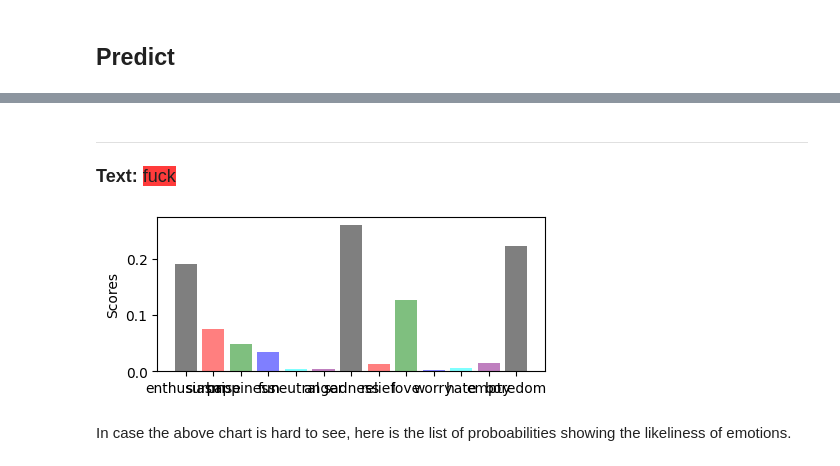
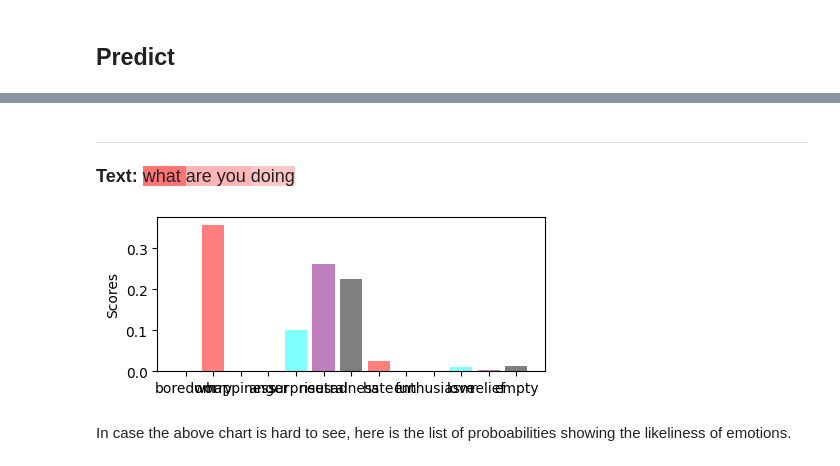
Before and after one commit to SaltwaterDev/comp3359-Emotion-Analysis, a Jupyter notebook: project_machine.ipynb, the cells around one changed output, grey strips where cells are left out. Saved outputs shown, nothing was run; the diff lists cells and outputs as text; code cells hidden in the pictures.

```diff
--- a/project_machine.ipynb
+++ b/project_machine.ipynb
@@ -268,2 +319,27 @@ Shape of val_Y: (8000, 13)
 # %% [markdown]
 ## Encoding the training dataset and validation dataset
+# %%
+max_words = 0 # maximum number of words in a sentence
+
+word2id = dict()
+
+# Construction of word2id dict
+for content in train_df.content:
+    for word in content:
+        # Add words to word2id dict if not exist
+        if word not in word2id:
+            word2id[word] = len(word2id)
+    # If length of the sentence is greater than max_words, update max_words
+    if len(content) > max_words:
+        max_words = len(content)
+
+for content in test_df.content:
+    for word in content:
+        # Add words to word2id dict if not exist
+        if word not in word2id:
+            word2id[word] = len(word2id)
+    # If length of the sentence is greater than max_words, update max_words
+    if len(content) > max_words:
+        max_words = len(content)
+
+max_words
@@ -313,6 +431,10 @@ def sequence_vectorize(train_texts, val_texts):
     x_val = sequence.pad_sequences(x_val, maxlen=max_length)
     return x_train, x_val, tokenizer.word_index, max_length
 # %%
-train, val, word_index, max_words = sequence_vectorize(train_df['bpe_content'], test_df['content'])
+#tokenize the train dataset and test dataset
+train, val, word_index, max_words = sequence_vectorize(train_df['content'], test_df['content'])
+
+print(train[1])
+print(train_df.content[1])
 max_words
 # %% [output]
@@ -466,7 +590,7 @@ import random
 import math
 
 # Select random samples to illustrate
-sample_text = "fuck"
+sample_text = "what are you doing"
 sample_text = sample_text.lower()
 #sample_text = random.choice(val)
 
@@ -497,35 +621,35 @@ import matplotlib.pyplot as plt; plt.rcdefaults()
 import numpy as np
 import matplotlib.pyplot as plt
 from IPython.core.display import display, HTML
 
 def rgb_to_hex(rgb):
     return '#%02x%02x%02x' % rgb
 
 def attention2color(attention_score):
     r = 255 - int(attention_score * 255)
     color = rgb_to_hex((255, r, r))
     return str(color)
 
 # Build HTML String to viualize attentions
 html_text = "<hr><p style='font-size: large'><b>Text:  </b>"
 for token, attention in token_attention_dic.items():
     html_text += "<span style='background-color:{};'>{} <span> ".format(attention2color(attention),
                                                                         token)
 html_text += "</p>"
 # Display text enriched with attention scores
 display(HTML(html_text))
 
 # PLOT EMOTION SCORES
 emotions = [label for label, _ in label_probs.items()]
 scores = [score for _, score in label_probs.items()]
 plt.figure(figsize=(5,2))
 plt.bar(np.arange(len(emotions)), scores, align='center', alpha=0.5, color=['black', 'red', 'green', 'blue', 'cyan', "purple"])
 plt.xticks(np.arange(len(emotions)), emotions)
 plt.ylabel('Scores')
 plt.show()
 # %% [output]
-Text: fuck
+Text: what are you doing
-[figure, old version]
+[figure, new version]
 # %% [markdown]
 In case the above chart is hard to see, here is the list of proboabilities showing the likeliness of emotions.
 # %%
```
Also changed, not shown: parts of 40 cells of this notebook.
